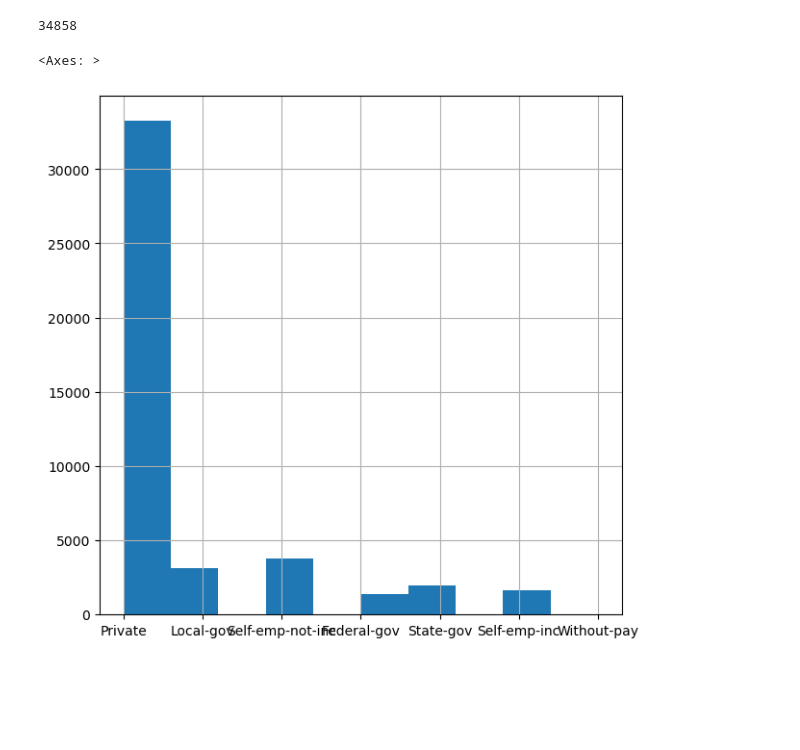
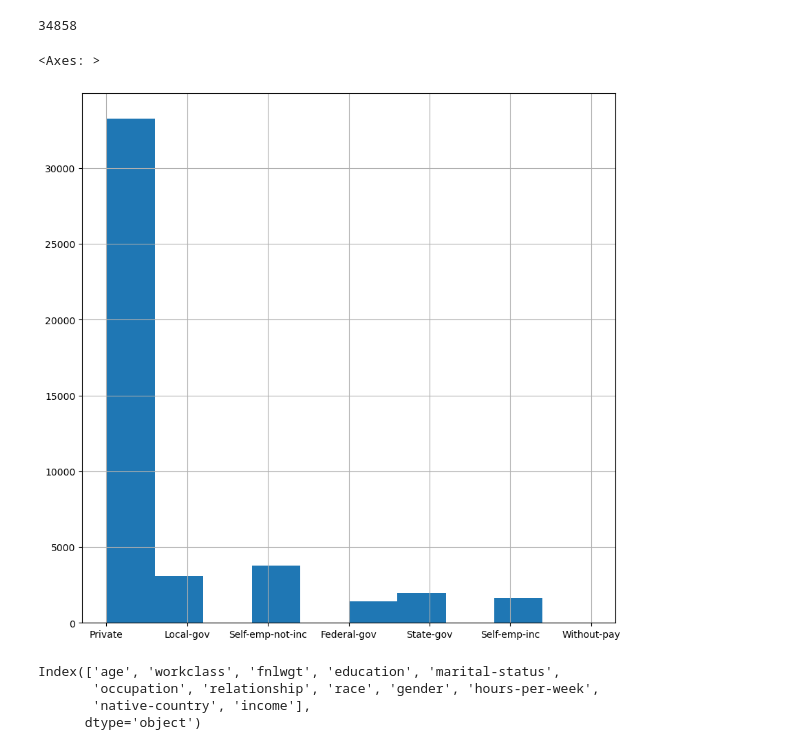
Before and after one commit to JohnKimaiyo/Business-Analyst-Projects, a Jupyter notebook: Python Data Analysis Tutorials/Data Thinkers/Adult Income.ipynb, the cells around one changed output. Saved outputs shown, nothing was run; the diff lists cells and outputs as text; code cells hidden in the pictures; blank space fills up the shorter version.

```diff
--- a/Python Data Analysis Tutorials/Data Thinkers/Adult Income.ipynb
+++ b/Python Data Analysis Tutorials/Data Thinkers/Adult Income.ipynb
@@ -293,8 +293,16 @@ sum(df['age'].between(17,48))
 34858
 # %%
 # what is the distribution of workclass column?
-plt.figure(figsize=(7,7))
+plt.figure(figsize=(10,10))
 df['workclass'].hist()
 # %% [output]
 <Axes: >
-[figure, old version]
+[figure, new version]
+# %%
+# How many Persons Having Bachelors or Masters Degree?
+df.columns
+# %% [output]
+Index(['age', 'workclass', 'fnlwgt', 'education', 'marital-status',
+       'occupation', 'relationship', 'race', 'gender', 'hours-per-week',
+       'native-country', 'income'],
+      dtype='object')
```
Also changed, not shown: parts of 1 cell of this notebook.
